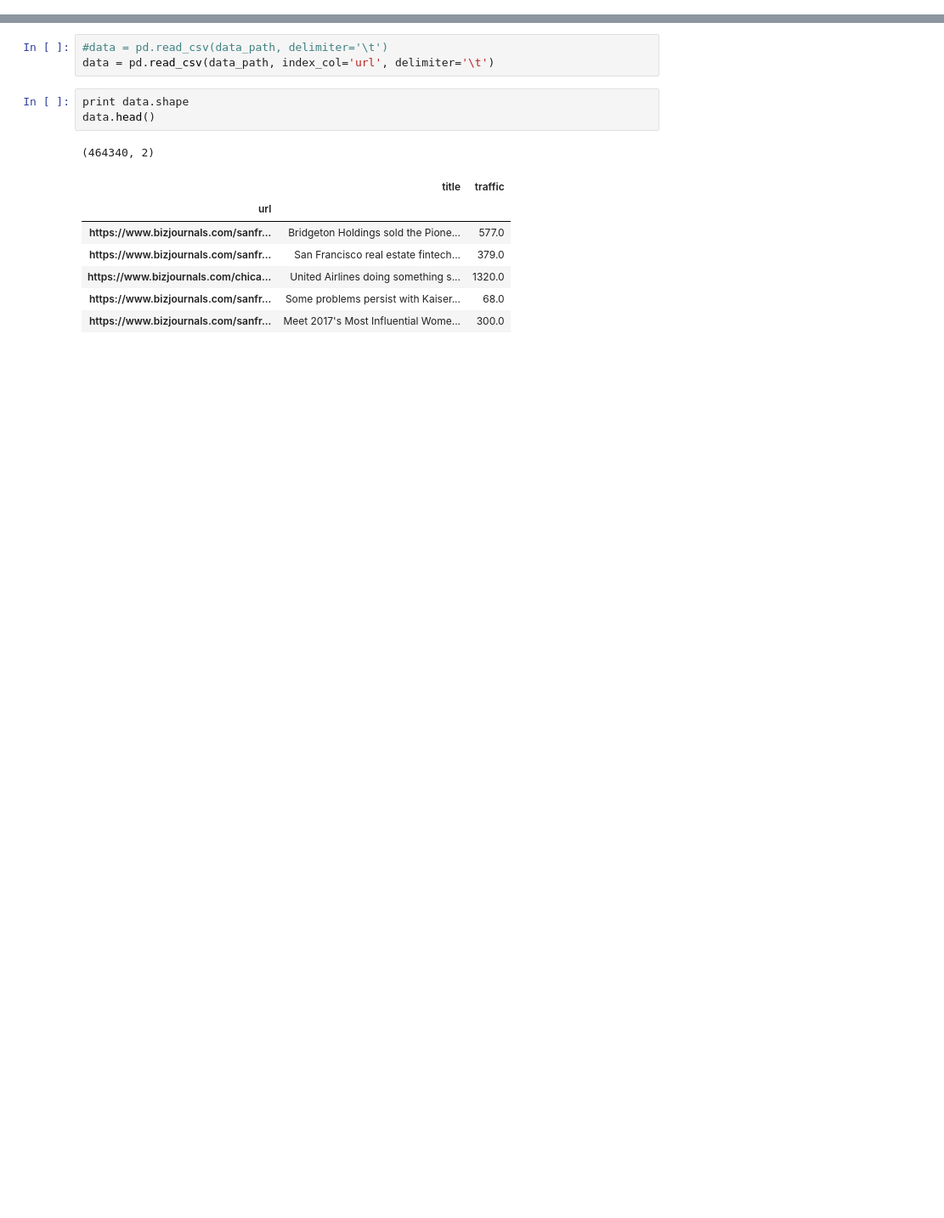
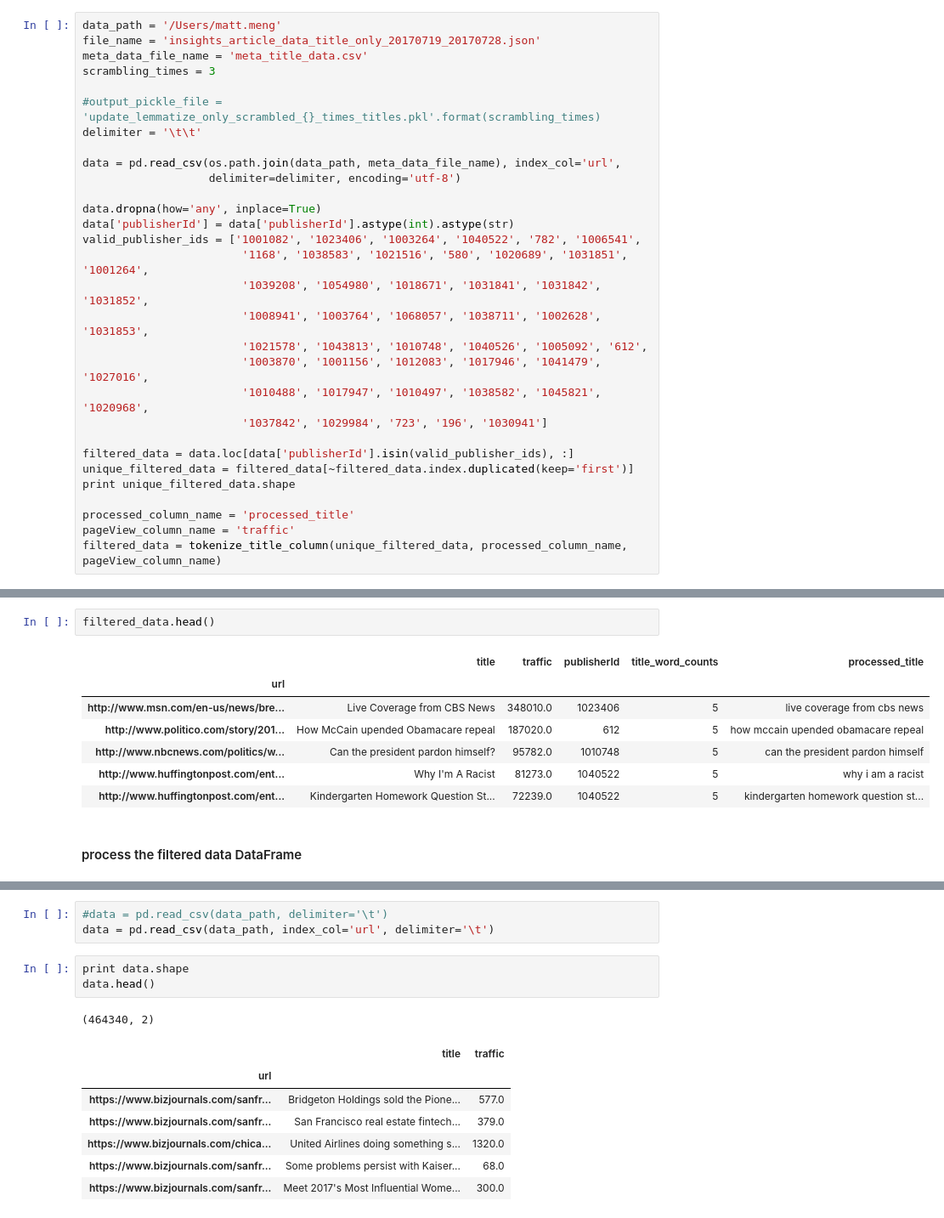
Before and after one commit to mengyx-work/ipyhon_notebooks, a Jupyter notebook: notebooks/updated_seq2seq_data_preprocess.ipynb, the cells around one changed output, grey strips where cells are left out. Shown: that part at 85% size. Cells and saved outputs as stored; diff of their text form; blank space fills up the shorter version.

```diff
--- a/notebooks/updated_seq2seq_data_preprocess.ipynb
+++ b/notebooks/updated_seq2seq_data_preprocess.ipynb
@@ -12,0 +11,30 @@ data_path = '/Users/matt.meng/title_data.csv'
+# %%
+data_path = '/Users/matt.meng'
+file_name = 'insights_article_data_title_only_20170719_20170728.json'
+meta_data_file_name = 'meta_title_data.csv'
+scrambling_times = 3
+
+#output_pickle_file = 'update_lemmatize_only_scrambled_{}_times_titles.pkl'.format(scrambling_times)
+delimiter = '\t\t'
+
+data = pd.read_csv(os.path.join(data_path, meta_data_file_name), index_col='url',
+                   delimiter=delimiter, encoding='utf-8')
+
+data.dropna(how='any', inplace=True)
+data['publisherId'] = data['publisherId'].astype(int).astype(str)
+valid_publisher_ids = ['1001082', '1023406', '1003264', '1040522', '782', '1006541',
+                        '1168', '1038583', '1021516', '580', '1020689', '1031851', '1001264',
+                        '1039208', '1054980', '1018671', '1031841', '1031842', '1031852',
+                        '1008941', '1003764', '1068057', '1038711', '1002628', '1031853',
+                        '1021578', '1043813', '1010748', '1040526', '1005092', '612',
+                        '1003870', '1001156', '1012083', '1017946', '1041479', '1027016',
+                        '1010488', '1017947', '1010497', '1038582', '1045821', '1020968',
+                        '1037842', '1029984', '723', '196', '1030941']
+
+filtered_data = data.loc[data['publisherId'].isin(valid_publisher_ids), :]
+unique_filtered_data = filtered_data[~filtered_data.index.duplicated(keep='first')]
+print unique_filtered_data.shape
+
+processed_column_name = 'processed_title'
+pageView_column_name = 'traffic'
+filtered_data = tokenize_title_column(unique_filtered_data, processed_column_name, pageView_column_name)
@@ -12,0 +49,12 @@ data_path = '/Users/matt.meng/title_data.csv'
+# %%
+filtered_data.head()
+# %% [output]
+|  | title | traffic | publisherId | title_word_counts | processed_title |
+| url |  |  |  |  |  |
+| http://www.msn.com/en-us/news/bre... | Live Coverage from CBS News | 348010.0 | 1023406 | 5 | live coverage from cbs news |
+| http://www.politico.com/story/201... | How McCain upended Obamacare repeal | 187020.0 | 612 | 5 | how mccain upended obamacare repeal |
+| http://www.nbcnews.com/politics/w... | Can the president pardon himself? | 95782.0 | 1010748 | 5 | can the president pardon himself |
+| http://www.huffingtonpost.com/ent... | Why I'm A Racist | 81273.0 | 1040522 | 5 | why i am a racist |
+| http://www.huffingtonpost.com/ent... | Kindergarten Homework Question St... | 72239.0 | 1040522 | 5 | kindergarten homework question st... |
+# %% [markdown]
+#### process the filtered data DataFrame
```
Also changed, not shown: parts of 37 cells of this notebook.
